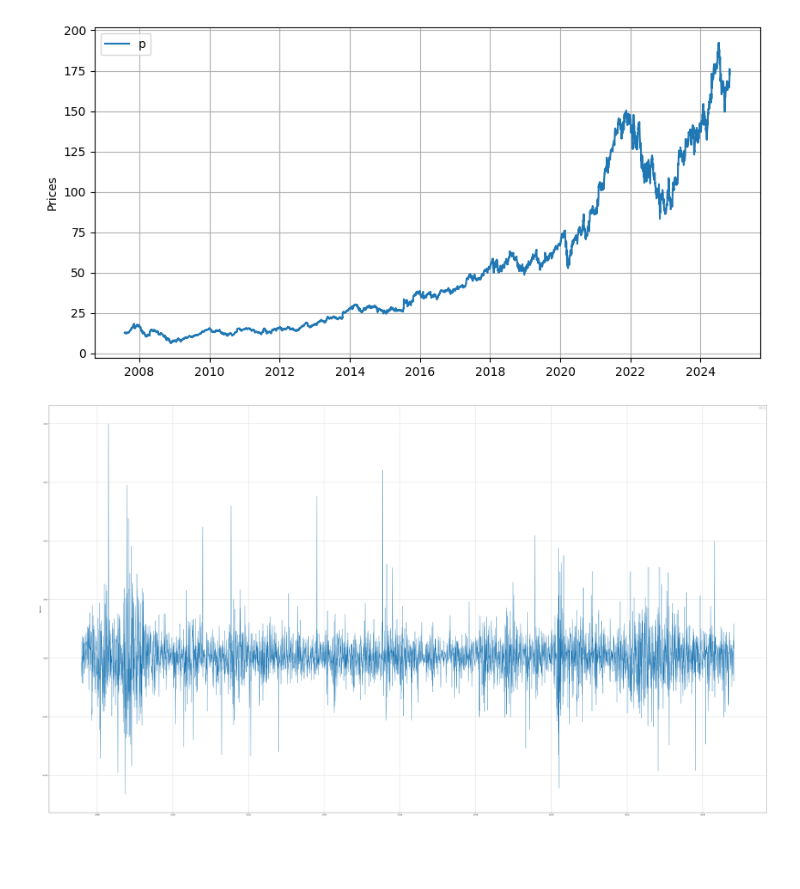
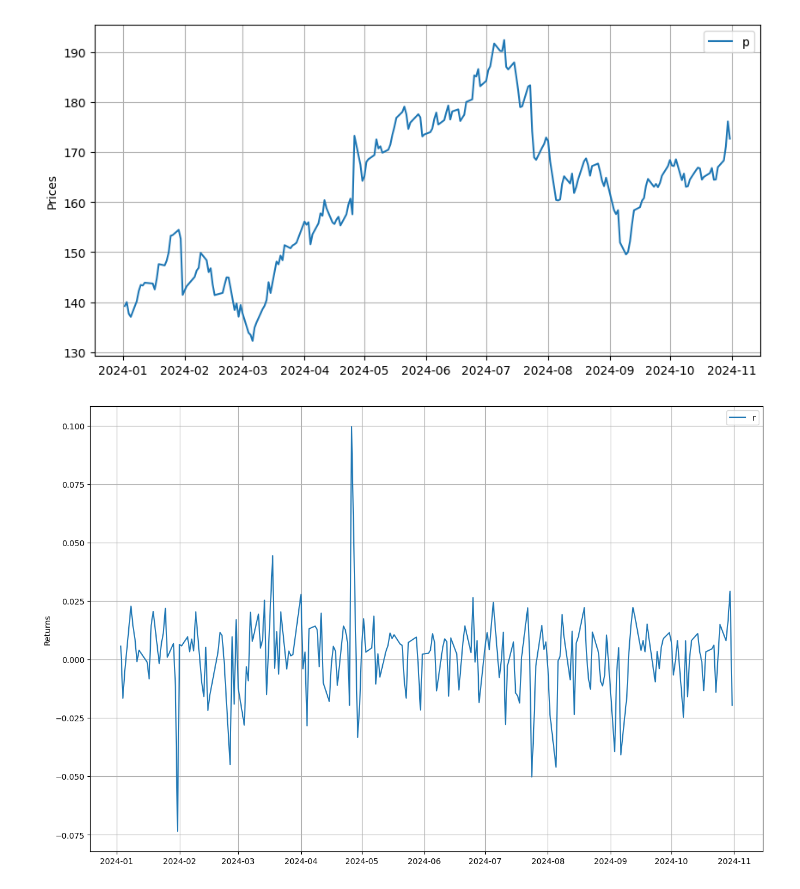
Before and after one commit to Dami500/data_set_up, a Jupyter notebook: graphs and tests.ipynb, the cells around one changed output. Drawn from its saved outputs; the diff is of its cells as text; code cells hidden in the pictures; blank space fills up the shorter version.

```diff
--- a/graphs and tests.ipynb
+++ b/graphs and tests.ipynb
@@ -35,10 +9,8 @@ Successfully Connected!
 # %%
-start_date = datetime.datetime(2007,8, 1).strftime('%Y-%m-%d')
+start_date = datetime.datetime(2024,1, 1).strftime('%Y-%m-%d')
 end_date = datetime.datetime(2024, 10, 31).strftime('%Y-%m-%d')
 security = 20
 info = obtain_data_from_sec_master(security, start_date, end_date)
+info['returns'] = info['close_price'].pct_change()
 print(info)
-# data = info.loc[(info['Date']>= start_date) & (info['Date'] <= end_date)]
-# data['returns'] = data['close_price'].pct_change()
-# print(data)
 # %% [output]
@@ -49,18 +31,18 @@ DatabaseError: Execution failed on sql ' select distinct securities_master.daily
 # %%
 plt.figure(figsize=(10,5))
-plt.plot(data['Date'], data['close_price'])
+plt.plot(info['price_date'], info['close_price'])
 plt.ylabel('Prices')
 plt.grid(True)
 plt.legend('prices')
 plt.show();
 # %% [output]
-[figure, old version]
+[figure, new version]
 # %%
-plt.figure(figsize=(70,40))
-plt.plot(data['Date'], data['returns'])
+plt.figure(figsize=(15,10))
+plt.plot(info['price_date'], info['returns'])
 plt.ylabel('Returns')
 plt.grid(True)
 plt.legend('returns')
 plt.show();
 # %% [output]
-[figure, old version]
+[figure, new version]
```
Also changed, not shown: parts of 4 cells of this notebook.
